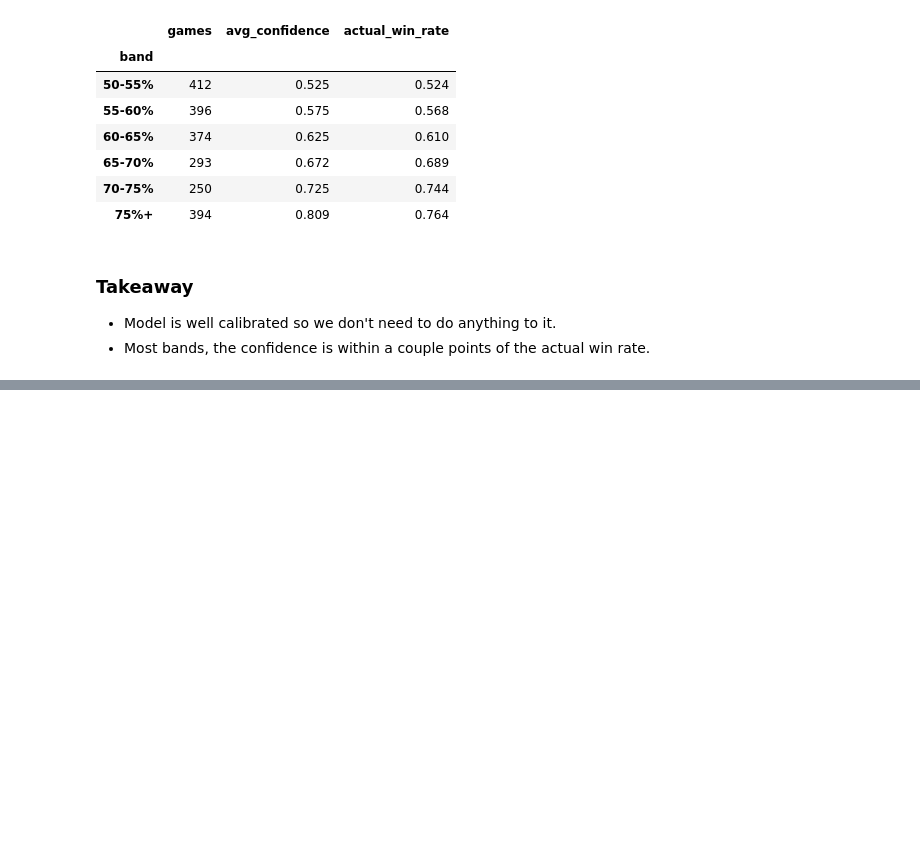
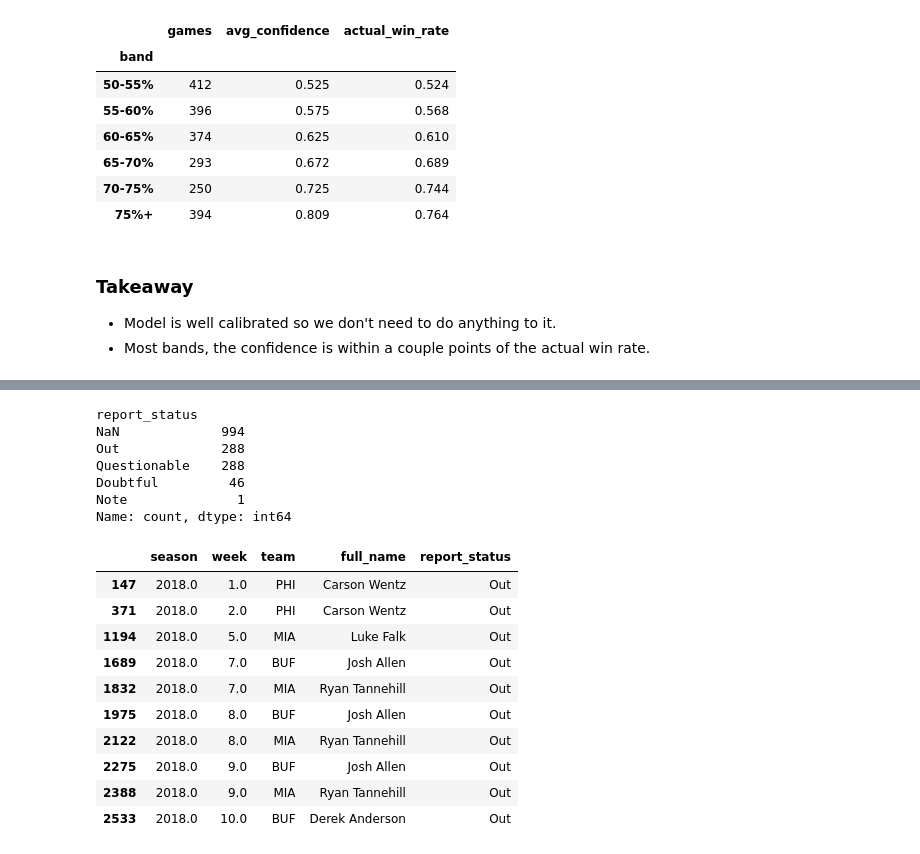
Before and after one commit to henry-tlai/nfl-predictor, a Jupyter notebook: explore.ipynb, the cells around one changed output, grey strips where cells are left out. Saved outputs shown, nothing was run; the diff lists cells and outputs as text; code cells hidden in the pictures; blank space fills up the shorter version.

Commit message:
Add quarterback injury experiment and update README

```diff
--- a/explore.ipynb
+++ b/explore.ipynb
@@ -591,0 +595,13 @@ table
+# %%
+frames = []
+for season in range(2018, 2027):
+    try:
+        frames.append(nfl.load_injuries(seasons=[season]).to_pandas())
+        print(season, "ok")
+    except Exception as e:
+        print(season, "failed:", str(e)[:80])  # show only the start of the error
+
+inj = pd.concat(frames, ignore_index=True)
+print(inj.shape)
+print(list(inj.columns))
+inj.groupby("season").size()
@@ -591,0 +631,27 @@ table
+# %%
+# Only quarterbacks, and how their injury statuses are labeled
+qb = inj[inj["position"] == "QB"]
+print(qb["report_status"].value_counts(dropna=False))
+
+# A few examples where a QB was ruled out or doubtful
+qb[qb["report_status"].isin(["Out", "Doubtful"])][
+    ["season", "week", "team", "full_name", "report_status"]].head(10)
+# %% [output]
+report_status
+NaN             994
+Out             288
+Questionable    288
+Doubtful         46
+Note              1
+Name: count, dtype: int64
+|  | season | week | team | full_name | report_status |
+| 147 | 2018.0 | 1.0 | PHI | Carson Wentz | Out |
+| 371 | 2018.0 | 2.0 | PHI | Carson Wentz | Out |
+| 1194 | 2018.0 | 5.0 | MIA | Luke Falk | Out |
+| 1689 | 2018.0 | 7.0 | BUF | Josh Allen | Out |
+| 1832 | 2018.0 | 7.0 | MIA | Ryan Tannehill | Out |
+| 1975 | 2018.0 | 8.0 | BUF | Josh Allen | Out |
+| 2122 | 2018.0 | 8.0 | MIA | Ryan Tannehill | Out |
+| 2275 | 2018.0 | 9.0 | BUF | Josh Allen | Out |
+| 2388 | 2018.0 | 9.0 | MIA | Ryan Tannehill | Out |
+| 2533 | 2018.0 | 10.0 | BUF | Derek Anderson | Out |
```
Also changed, not shown: parts of 6 cells of this notebook, 1 other file.
